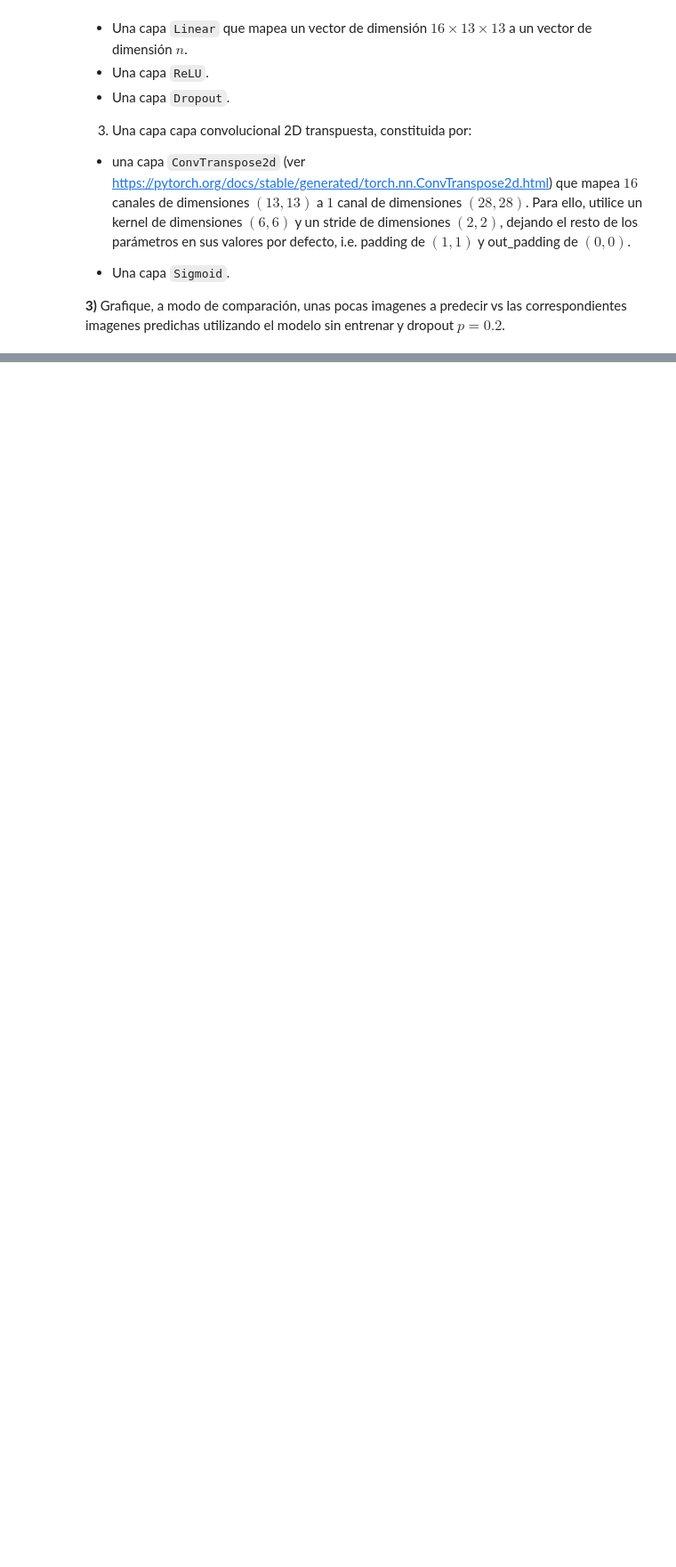
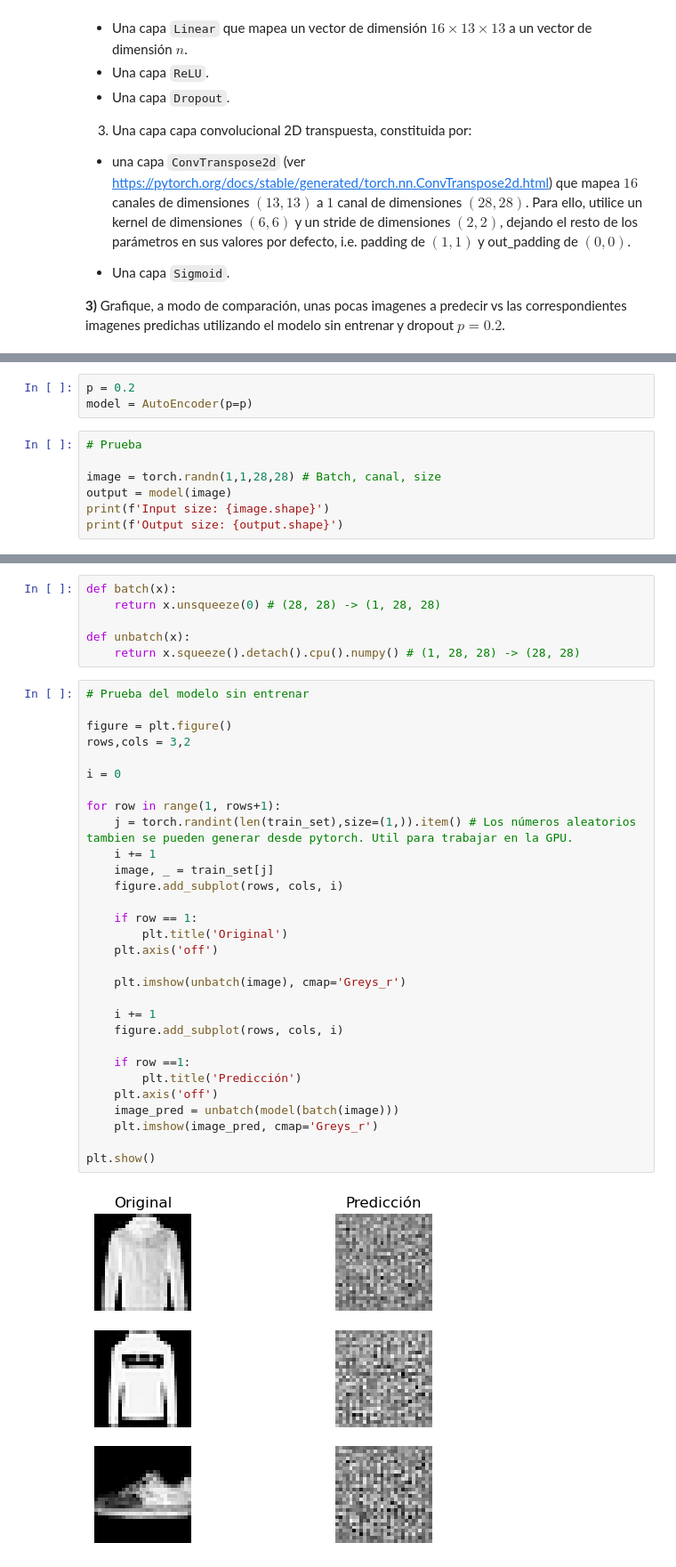
Before and after one commit to EnzoRg/neural_networks, a Jupyter notebook: Ejercicios/redes_neuronales_2024_guia_13.ipynb, the cells around one changed output, grey strips where cells are left out. Shown: that part at 89% size. Saved outputs shown, nothing was run; the diff lists cells and outputs as text; blank space fills up the shorter version.

```diff
--- a/Ejercicios/redes_neuronales_2024_guia_13.ipynb
+++ b/Ejercicios/redes_neuronales_2024_guia_13.ipynb
@@ -128,0 +216,10 @@ Para ello, defina una clase `CustomDataset` que deriva de la clase `Dataset`, cu
+# %%
+p = 0.2
+model = AutoEncoder(p=p)
+# %%
+# Prueba
+
+image = torch.randn(1,1,28,28) # Batch, canal, size
+output = model(image)
+print(f'Input size: {image.shape}')
+print(f'Output size: {output.shape}')
@@ -128,0 +229,38 @@ Para ello, defina una clase `CustomDataset` que deriva de la clase `Dataset`, cu
+# %%
+def batch(x):
+    return x.unsqueeze(0) # (28, 28) -> (1, 28, 28)
+
+def unbatch(x):
+    return x.squeeze().detach().cpu().numpy() # (1, 28, 28) -> (28, 28)
+# %%
+# Prueba del modelo sin entrenar
+
+figure = plt.figure()
+rows,cols = 3,2
+
+i = 0
+
+for row in range(1, rows+1):
+    j = torch.randint(len(train_set),size=(1,)).item() # Los números aleatorios tambien se pueden generar desde pytorch. Util para trabajar en la GPU.
+    i += 1
+    image, _ = train_set[j]
+    figure.add_subplot(rows, cols, i)
+
+    if row == 1:
+        plt.title('Original')
+    plt.axis('off')
+
+    plt.imshow(unbatch(image), cmap='Greys_r')
+
+    i += 1
+    figure.add_subplot(rows, cols, i)
+
+    if row ==1:
+        plt.title('Predicción')
+    plt.axis('off')
+    image_pred = unbatch(model(batch(image)))
+    plt.imshow(image_pred, cmap='Greys_r')
+
+plt.show()
+# %% [output]
+[figure, added]
```
Also changed, not shown: parts of 24 cells of this notebook, 1 other file.
